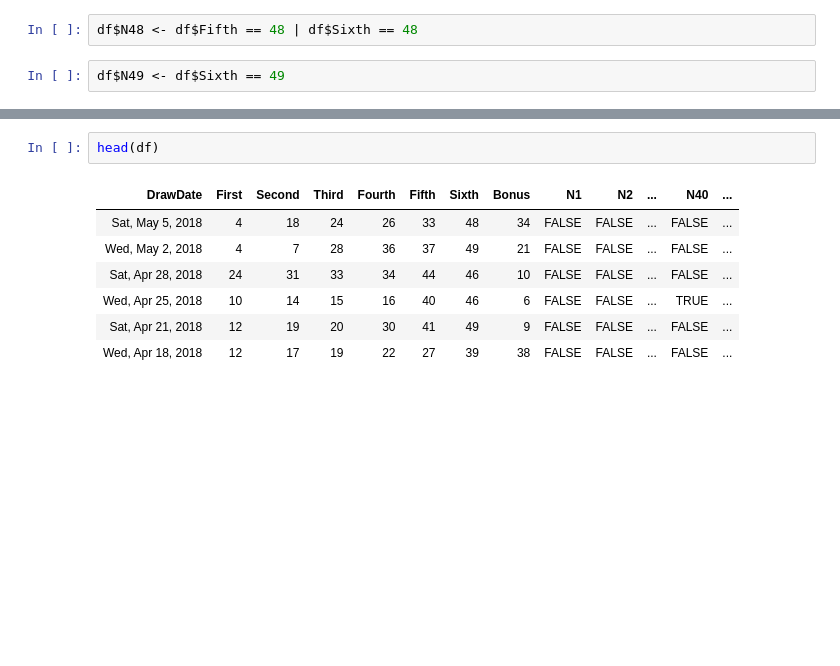
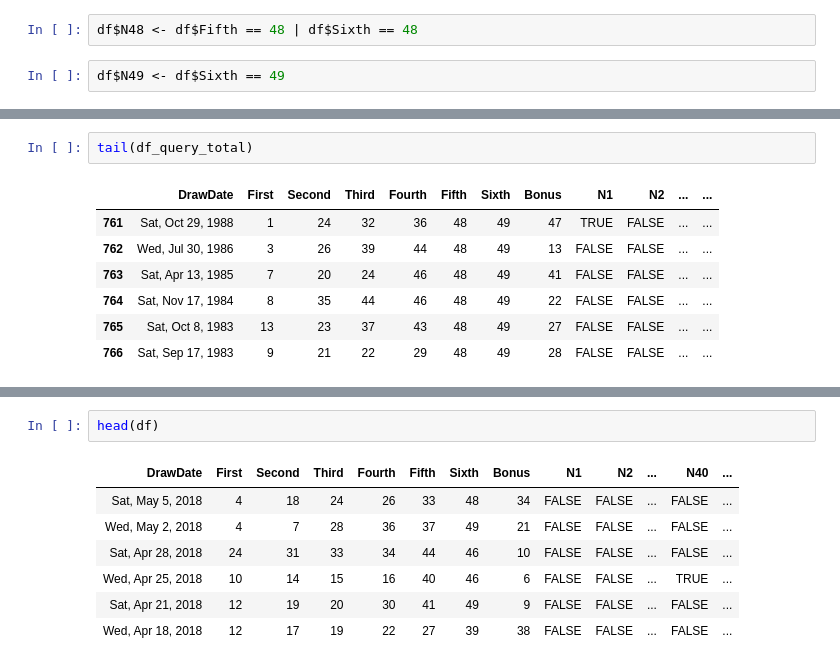
Before and after one commit to tarjin/SpecialProjectsInR, a Jupyter notebook: Lotto649Analysis.ipynb, the cells around one changed output, grey strips where cells are left out. Drawn from its saved outputs; the diff is of its cells as text; blank space fills up the shorter version.

```diff
--- a/Lotto649Analysis.ipynb
+++ b/Lotto649Analysis.ipynb
@@ -187,0 +348,10 @@ df_query <- df %>% # how to query if a combination of numbers were drawn regardl
+# %%
+tail(df_query_total)
+# %% [output]
+|  | DrawDate | First | Second | Third | Fourth | Fifth | Sixth | Bonus | N1 | N2 | ... | ... |
+| 761 | Sat, Oct 29, 1988 | 1 | 24 | 32 | 36 | 48 | 49 | 47 | TRUE | FALSE | ... | ... |
+| 762 | Wed, Jul 30, 1986 | 3 | 26 | 39 | 44 | 48 | 49 | 13 | FALSE | FALSE | ... | ... |
+| 763 | Sat, Apr 13, 1985 | 7 | 20 | 24 | 46 | 48 | 49 | 41 | FALSE | FALSE | ... | ... |
+| 764 | Sat, Nov 17, 1984 | 8 | 35 | 44 | 46 | 48 | 49 | 22 | FALSE | FALSE | ... | ... |
+| 765 | Sat, Oct 8, 1983 | 13 | 23 | 37 | 43 | 48 | 49 | 27 | FALSE | FALSE | ... | ... |
+| 766 | Sat, Sep 17, 1983 | 9 | 21 | 22 | 29 | 48 | 49 | 28 | FALSE | FALSE | ... | ... |
```
Also changed, not shown: parts of 29 cells of this notebook.
